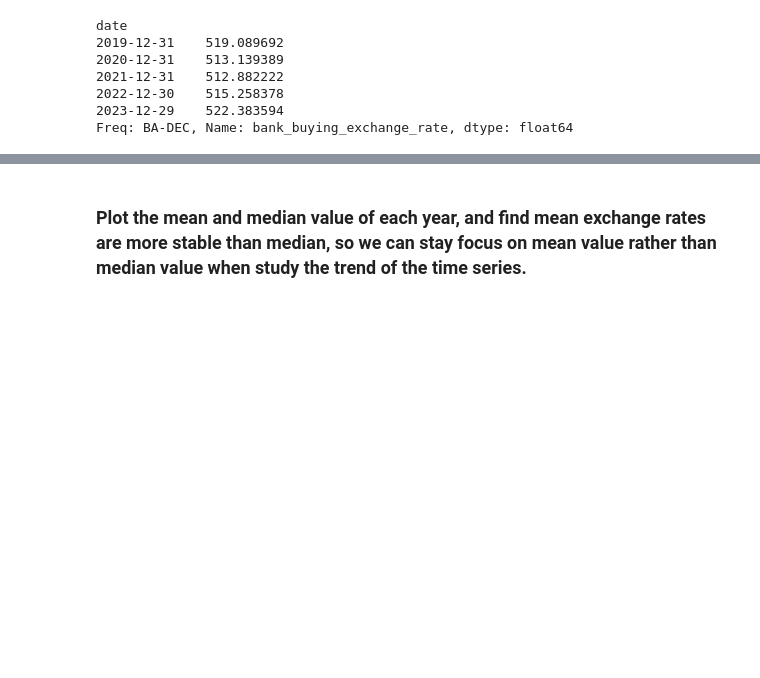
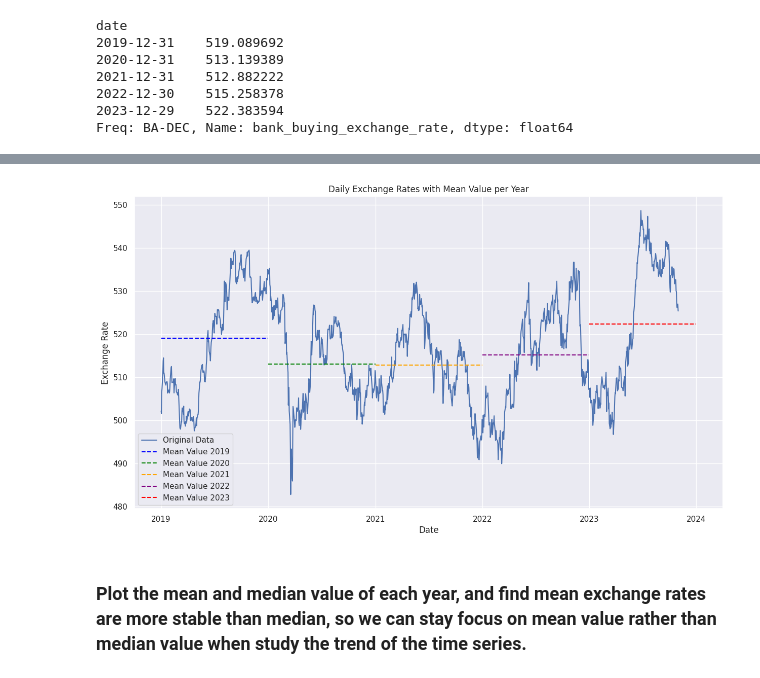
Before and after one commit to 5JKY/Project, a Jupyter notebook: data_visualization.ipynb, the cells around one changed output, grey strips where cells are left out. Saved outputs shown, nothing was run; the diff lists cells and outputs as text; code cells hidden in the pictures; blank space fills up the shorter version.

Commit message:
add daily ex-rates with mean value per year graph

```diff
--- a/data_visualization.ipynb
+++ b/data_visualization.ipynb
@@ -82,3 +102,23 @@ Freq: BA-DEC, Name: bank_buying_exchange_rate, dtype: float64
+# %%
+# Calculate the mean value per year
+mean_per_year = selling_rates.resample('AS').mean()
+# Define five distinct colors for each year
+colors = ['blue', 'green', 'orange', 'purple', 'red']
+
+# Plot the original data and the mean values
+plt.plot(selling_rates, label='Original Data')
+for (date, mean_value), color in zip(mean_per_year.items(), colors):
+    year_start = pd.Timestamp(f'{date.year}-01-01')
+    year_end = pd.Timestamp(f'{date.year+1}-01-01')
+    plt.hlines(mean_value, year_start, year_end, linestyle='--', colors=color, label=f'Mean Value {date.year}')
+
+plt.title('Daily Exchange Rates with Mean Value per Year')
+plt.xlabel('Date')
+plt.ylabel('Exchange Rate')
+plt.legend()
+plt.show()
+# %% [output]
+[figure, added]
 # %% [markdown]
 ### Plot the mean and median value of each year, and find mean exchange rates are more stable than median, so we can stay focus on mean value rather than median value when study the trend of the time series.
 # %% [markdown]
```
Also changed, not shown: parts of 2 cells of this notebook.
